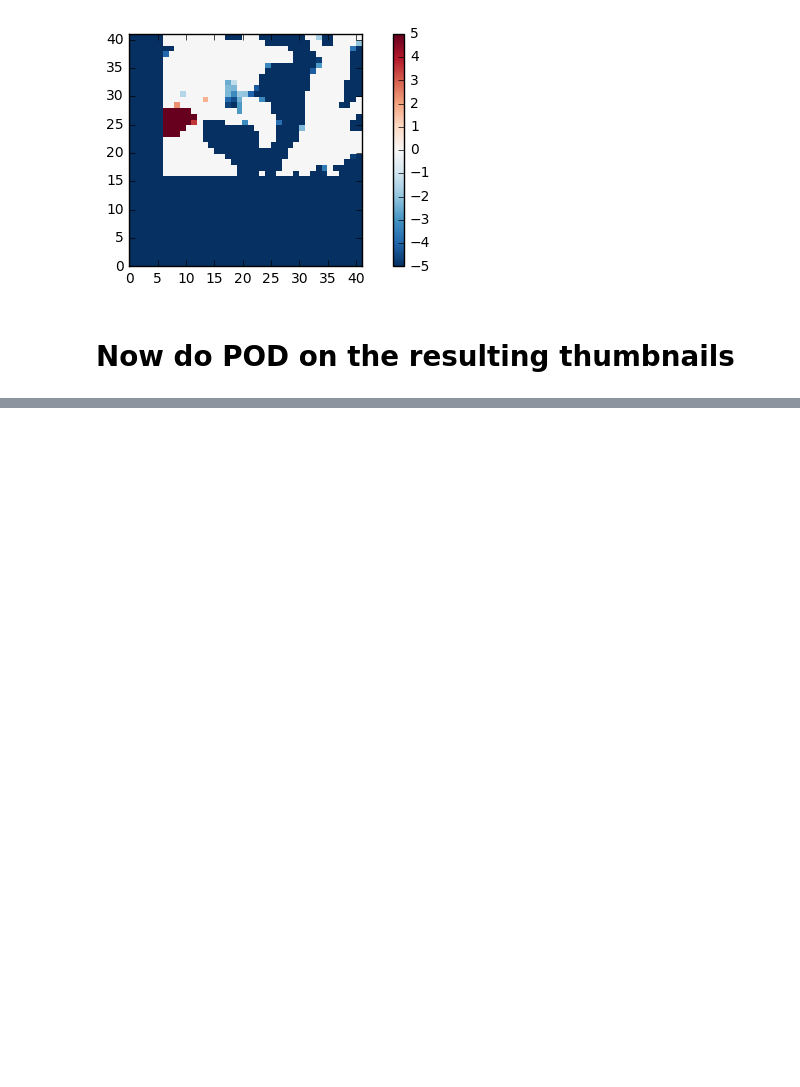
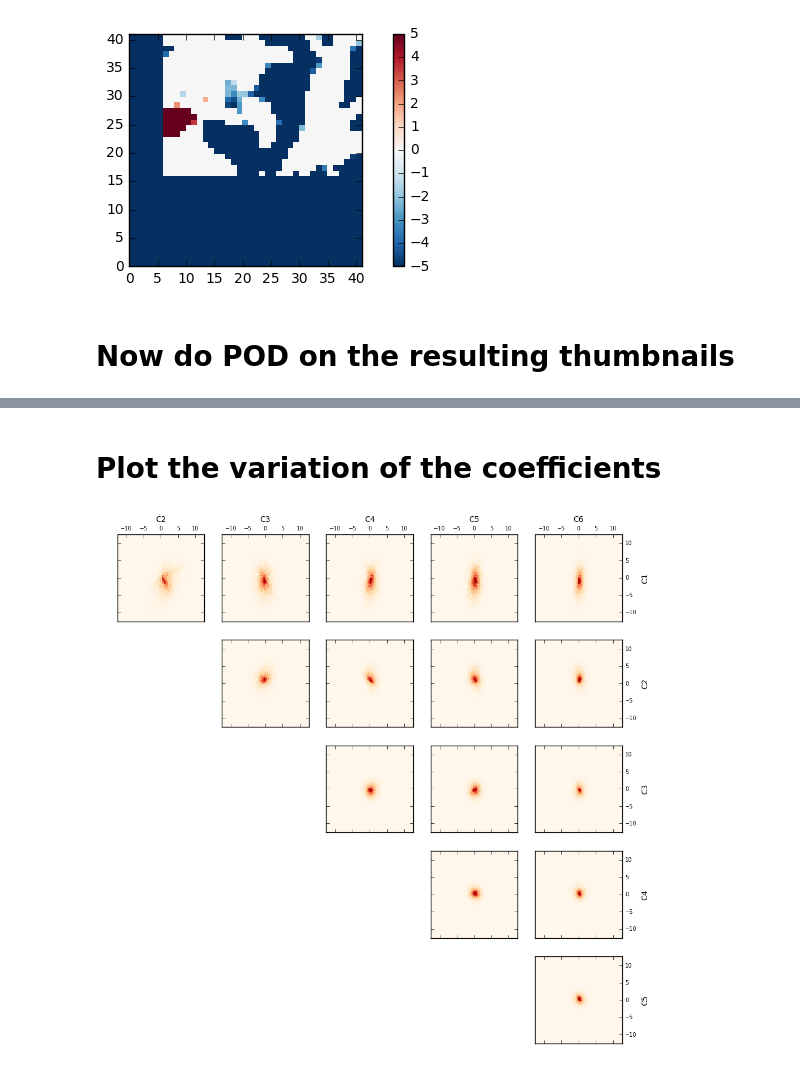
Before and after one commit to owenjhwilliams/ASIIT, a Jupyter notebook: runPODthumbnails.ipynb, the cells around one changed output, grey strips where cells are left out. Saved outputs shown, nothing was run; the diff lists cells and outputs as text; code cells hidden in the pictures; blank space fills up the shorter version.

```diff
--- a/runPODthumbnails.ipynb
+++ b/runPODthumbnails.ipynb
@@ -236,0 +223,4 @@ del Umodes2,Vmodes2
+# %%
+#Calculate the mode coefficients
+C = modes.transpose()*uAll
+C = np.asarray(C)
@@ -239,0 +264,7 @@ PODutil.plotPODmodes2D(X[:2*BoxSize+1,:2*BoxSize+1],Y[:2*BoxSize+1,:2*BoxSize+1]
+# %% [markdown]
+# Plot the variation of the coefficients
+# %%
+reload(PODutils)
+PODutils.plotPODcoeff(C,list(range(6)),100)
+# %% [output]
+[figure, added]
```
Also changed, not shown: parts of 13 cells of this notebook, 3 other files.
